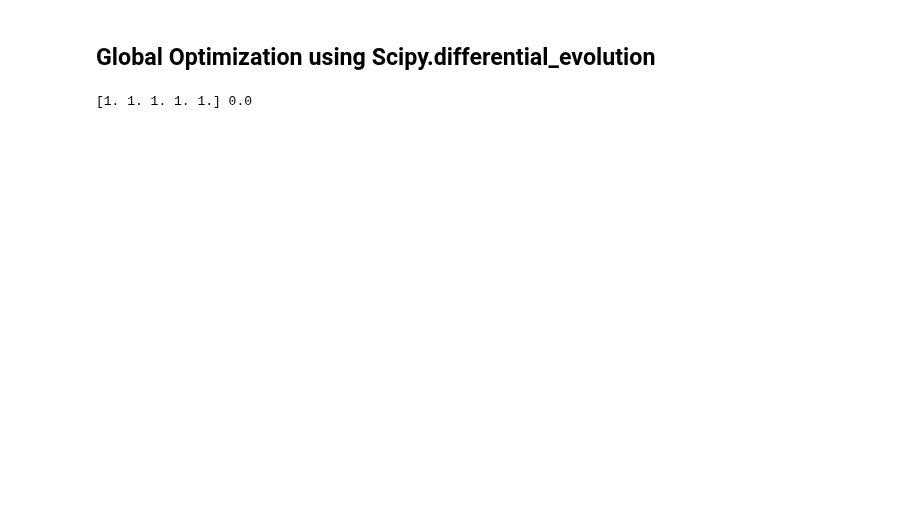
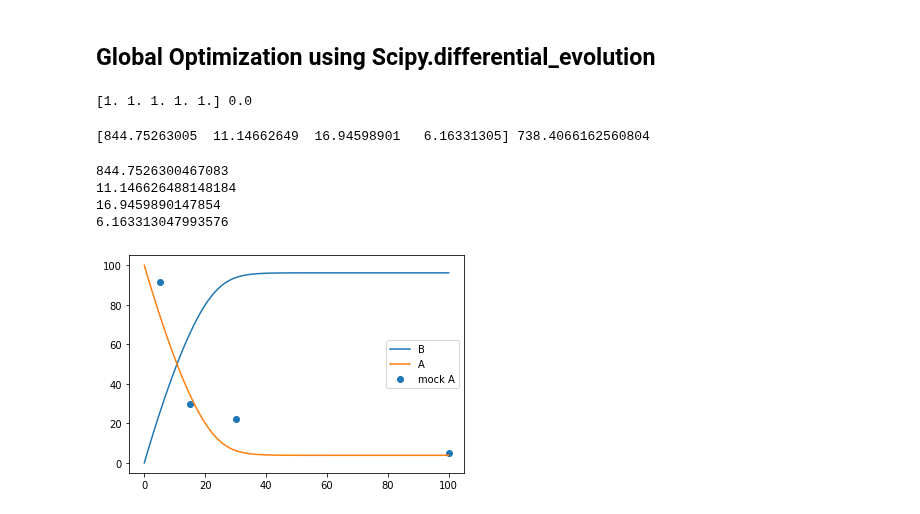
Before and after one commit to AnEvilBurrito/new-peak-project, a Jupyter notebook: src/parameter_estimation.ipynb, the cells around one changed output. Drawn from its saved outputs; the diff is of its cells as text; code cells hidden in the pictures; blank space fills up the shorter version.

```diff
--- a/src/parameter_estimation.ipynb
+++ b/src/parameter_estimation.ipynb
@@ -259,3 +297,47 @@ result = differential_evolution(rosen, bounds, updating='deferred', workers=2)
 print(result.x, result.fun)
 # %% [output]
 [1. 1. 1. 1. 1.] 0.0
+# %%
+from scipy.optimize import rosen, differential_evolution
+from joblib import Parallel, delayed, cpu_count
+
+def create_bounds(params: list):
+    bounds = []
+    for param in params:
+        bounds.append((param/10, param*10))
+    return bounds
+
+bounds = create_bounds(init_paramset)
+result = differential_evolution(objective, bounds, popsize=500, tol=0.001, maxiter=20, args=(runner, params_name, init_states, exp_data, 100))
+print(result.x, result.fun)
+# %% [output]
+[844.75263005  11.14662649  16.94598901   6.16331305] 738.4066162560804
+# %%
+params_name = list(model.get_parameters().keys())
+best_fit = result.x
+
+for i in range(len(params_name)):
+    runner.model[f'{params_name[i]}'] = best_fit[i]
+    print(runner.model[f'{params_name[i]}'])
+
+init_states = model.get_state_variables()
+for k, v in init_states.items():
+    runner[f'[{k}]'] = v
+
+res = runner.simulate(0, 100, 100)
+states = model.get_state_variables().keys()
+for s in states:
+    # print(s)
+    plt.plot(res['time'], res[f'[{s}]'], label=s)
+
+# print(res)
+
+plt.scatter(mock_time, mock_A_ave, label='mock A')
+plt.legend()
+plt.show()
+# %% [output]
+844.7526300467083
+11.146626488148184
+16.9459890147854
+6.163313047993576
+[figure, added]
```
Also changed, not shown: parts of 5 cells of this notebook.
